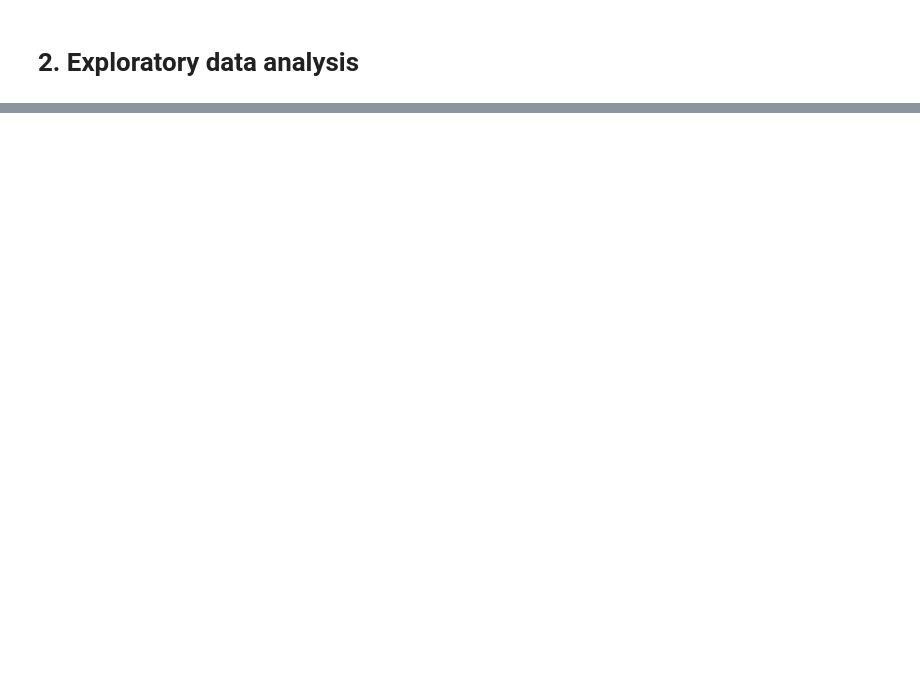
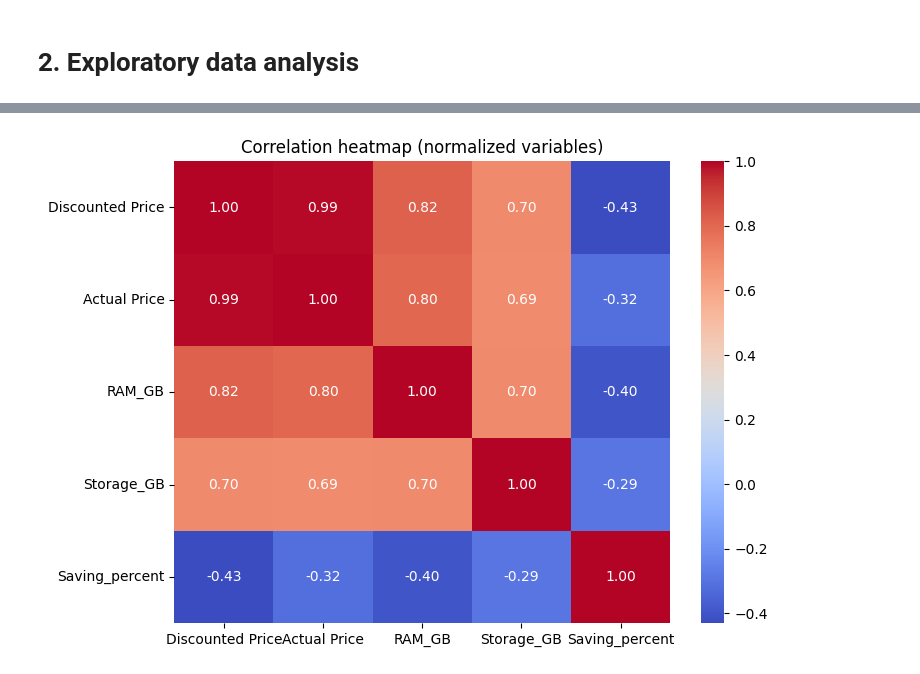
Before and after one commit to Zakaria-Boukeffa/LAPTOP-PRICE-ML, a Jupyter notebook: laptop.ipynb, the cells around one changed output, grey strips where cells are left out. Drawn from its saved outputs; the diff is of its cells as text; code cells hidden in the pictures; blank space fills up the shorter version.

```diff
--- a/laptop.ipynb
+++ b/laptop.ipynb
@@ -233,0 +263,8 @@ df_qnt.describe()
+# %%
+scaler = StandardScaler()
+df_qnt_scaled = pd.DataFrame(
+    scaler.fit_transform(df_qnt),
+    columns=df_qnt.columns
+)
+
+df_qnt_scaled.head()
@@ -233,0 +278,12 @@ df_qnt.describe()
+# %%
+plt.figure(figsize=(8,6))
+sns.heatmap(
+    df_qnt_scaled.corr(),
+    annot=True,
+    cmap='coolwarm',
+    fmt='.2f'
+)
+plt.title('Correlation heatmap (normalized variables)')
+plt.show()
+# %% [output]
+[figure, added]
```
Also changed, not shown: parts of 21 cells of this notebook.
